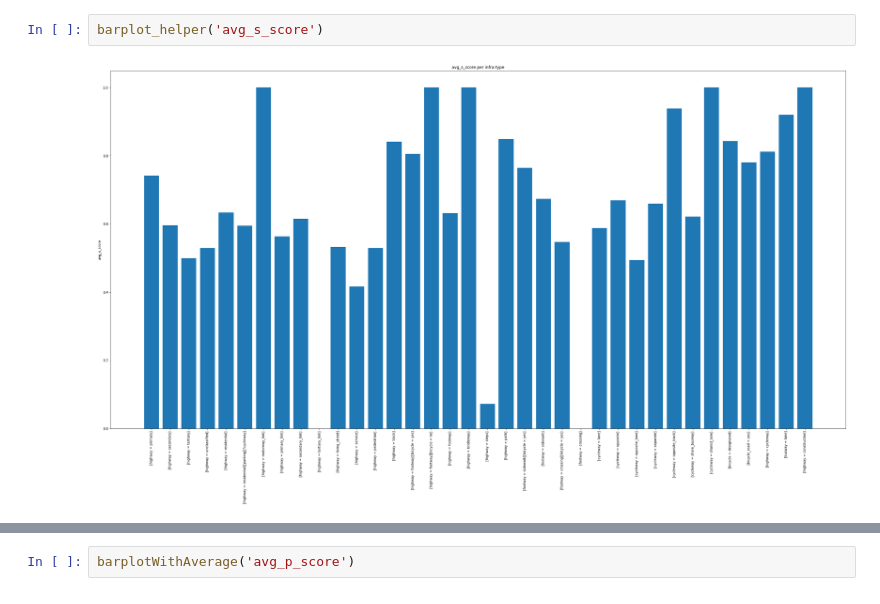
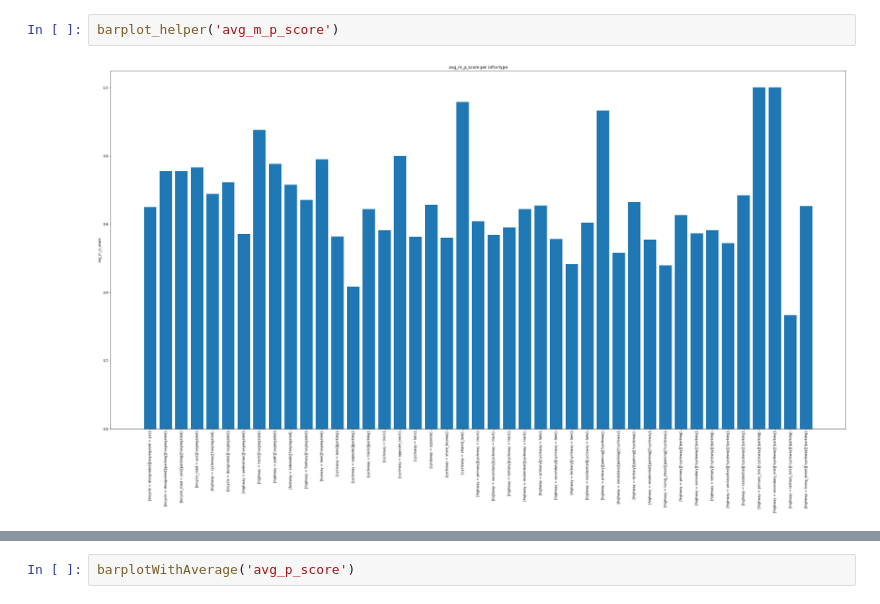
Before and after one commit to ADSP22-WhyDoesNoOneCycleHere/Safety-Assessment, a Jupyter notebook: notebooks/Box_and_Scatter.ipynb, the cells around one changed output, grey strips where cells are left out. Saved outputs shown, nothing was run; the diff lists cells and outputs as text.

```diff
--- a/notebooks/Box_and_Scatter.ipynb
+++ b/notebooks/Box_and_Scatter.ipynb
@@ -127,7 +112,7 @@ barplot_helper('avg_m_p_score')
 # %%
-barplot_helper('avg_s_score')
+barplot_helper('avg_m_p_score')
 # %% [output]
-[figure, old version]
+[figure, new version]
 # %%
 curve2scores('avg_p_score', 'avg_s_score')
 # %% [output]
```
Also changed, not shown: parts of 6 cells of this notebook.
